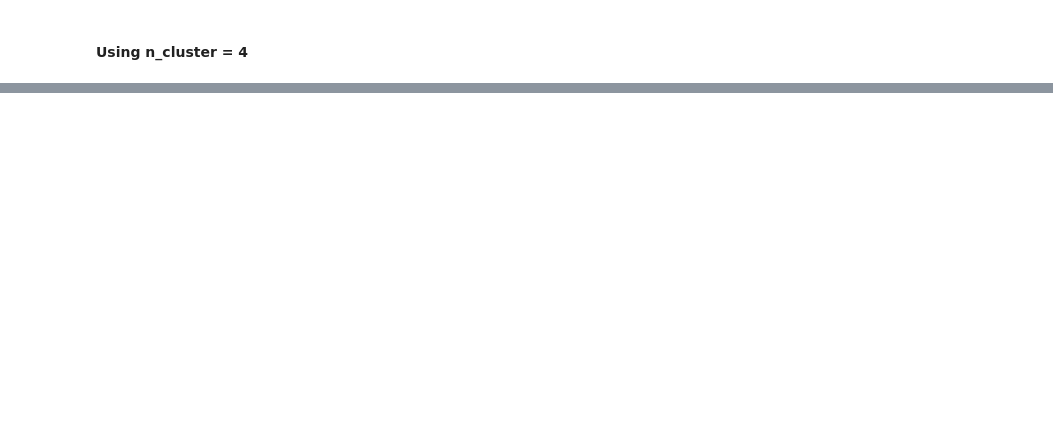
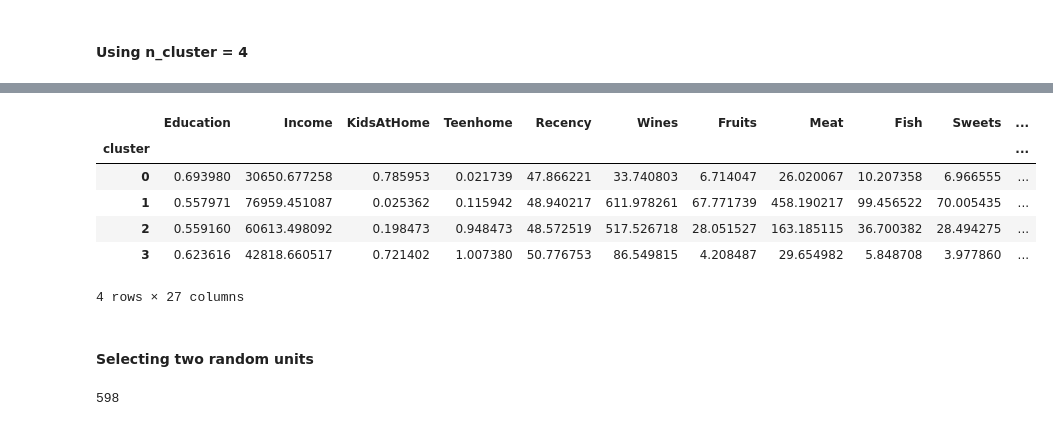
Before and after one commit to Dannypham142/customer-clustering, a Jupyter notebook: module_4_code.ipynb, the cells around one changed output, grey strips where cells are left out. Saved outputs shown, nothing was run; the diff lists cells and outputs as text; code cells hidden in the pictures; blank space fills up the shorter version.

```diff
--- a/module_4_code.ipynb
+++ b/module_4_code.ipynb
@@ -223,0 +246,13 @@ pca_ds.head(25)
+# %%
+grouped = df.groupby('cluster')
+grouped.mean()
+# %% [output]
+|  | Education | Income | KidsAtHome | Teenhome | Recency | Wines | Fruits | Meat | Fish | Sweets | ... |
+| cluster |  |  |  |  |  |  |  |  |  |  | ... |
+| 0 | 0.693980 | 30650.677258 | 0.785953 | 0.021739 | 47.866221 | 33.740803 | 6.714047 | 26.020067 | 10.207358 | 6.966555 | ... |
+| 1 | 0.557971 | 76959.451087 | 0.025362 | 0.115942 | 48.940217 | 611.978261 | 67.771739 | 458.190217 | 99.456522 | 70.005435 | ... |
+| 2 | 0.559160 | 60613.498092 | 0.198473 | 0.948473 | 48.572519 | 517.526718 | 28.051527 | 163.185115 | 36.700382 | 28.494275 | ... |
+| 3 | 0.623616 | 42818.660517 | 0.721402 | 1.007380 | 50.776753 | 86.549815 | 4.208487 | 29.654982 | 5.848708 | 3.977860 | ... |
+4 rows × 27 columns
+# %% [markdown]
+#### Selecting two random units
@@ -223,0 +261,4 @@ pca_ds.head(25)
+# %%
+len(df[df['cluster'] == 0])
+# %% [output]
+598
```
Also changed, not shown: parts of 14 cells of this notebook.
